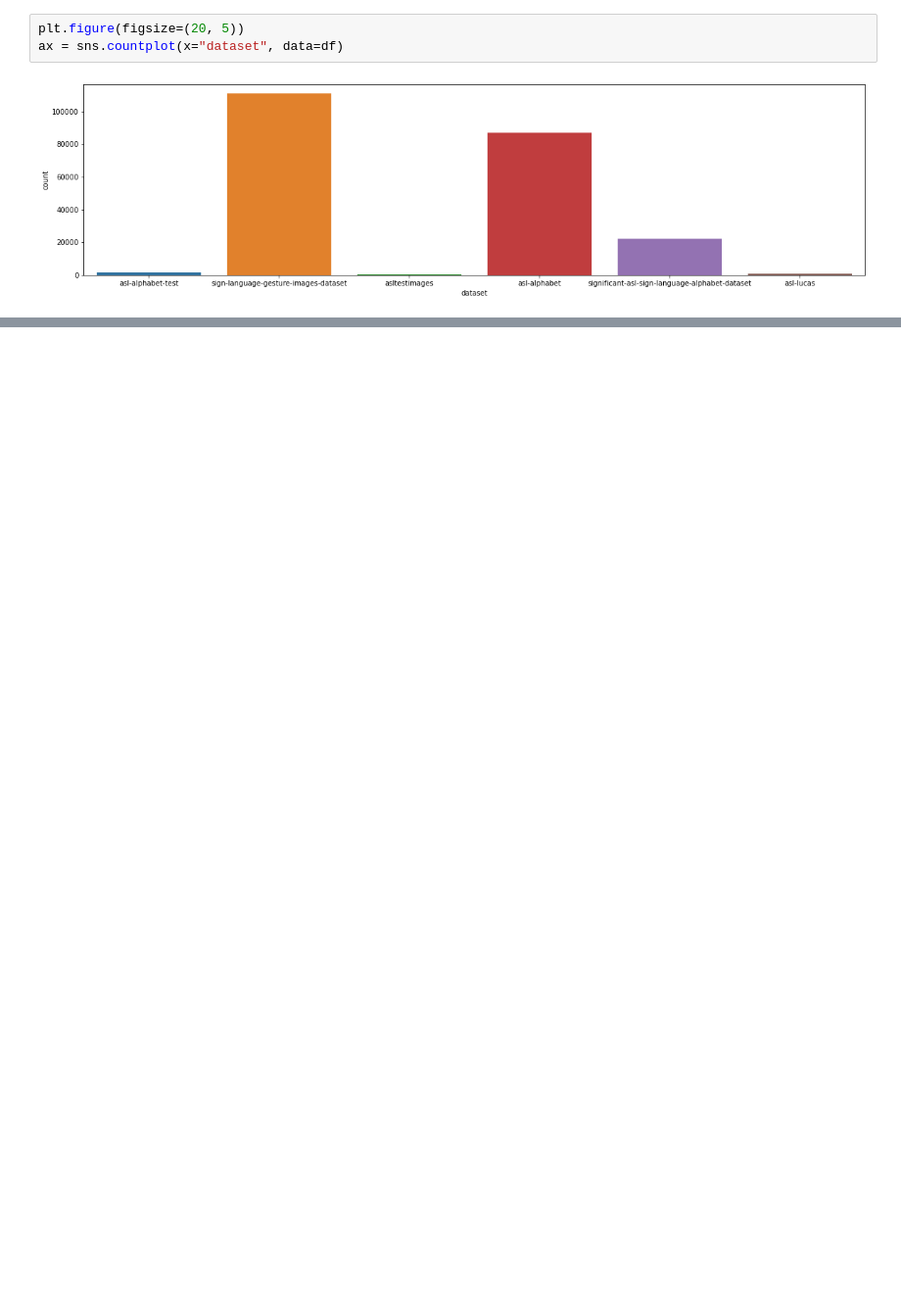
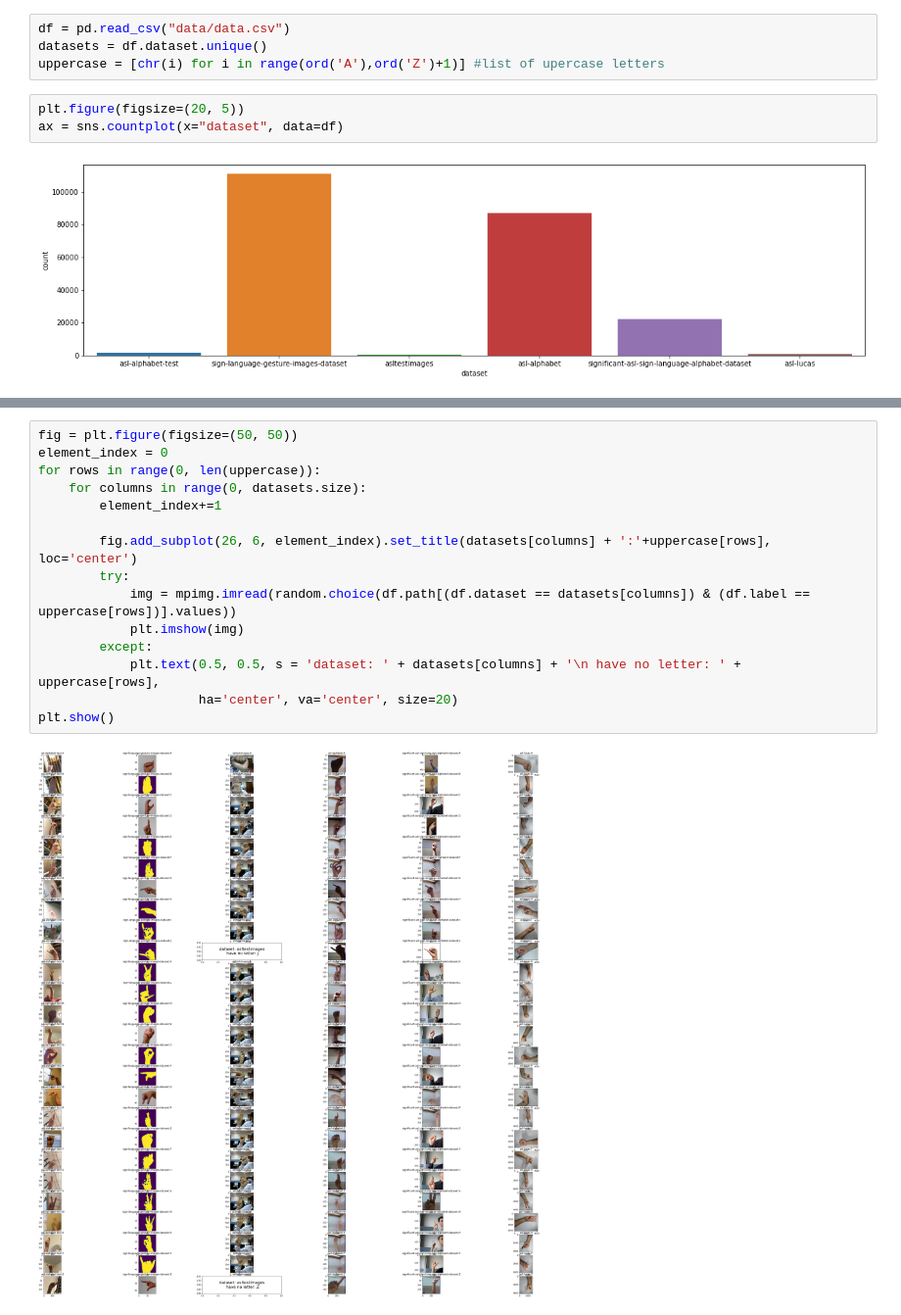
Before and after one commit to Alex-Kopylov/thesis, a Jupyter notebook: eda.ipynb, the cells around one changed output, grey strips where cells are left out. Shown at 98% size. Cells and saved outputs as stored; diff of their text form; blank space fills up the shorter version.

```diff
--- a/eda.ipynb
+++ b/eda.ipynb
@@ -24,3 +11,7 @@ df = pd.read_csv("data/data.csv")
+# %%
+df = pd.read_csv("data/data.csv")
+datasets = df.dataset.unique()
+uppercase = [chr(i) for i in range(ord('A'),ord('Z')+1)] #list of upercase letters
 # %%
 plt.figure(figsize=(20, 5))
 ax = sns.countplot(x="dataset", data=df)
@@ -34,0 +28,17 @@ ax = sns.countplot(x="label", data = (df[df.isin({'label': uppercase})]))
+# %%
+fig = plt.figure(figsize=(50, 50))
+element_index = 0
+for rows in range(0, len(uppercase)):
+    for columns in range(0, datasets.size):
+        element_index+=1
+
+        fig.add_subplot(26, 6, element_index).set_title(datasets[columns] + ':'+uppercase[rows], loc='center')
+        try:
+            img = mpimg.imread(random.choice(df.path[(df.dataset == datasets[columns]) & (df.label == uppercase[rows])].values))
+            plt.imshow(img)
+        except:
+            plt.text(0.5, 0.5, s = 'dataset: ' + datasets[columns] + '\n have no letter: ' + uppercase[rows],
+                     ha='center', va='center', size=20)
+plt.show()
+# %% [output]
+[figure, added]
```
Also changed, not shown: parts of 5 cells of this notebook.
